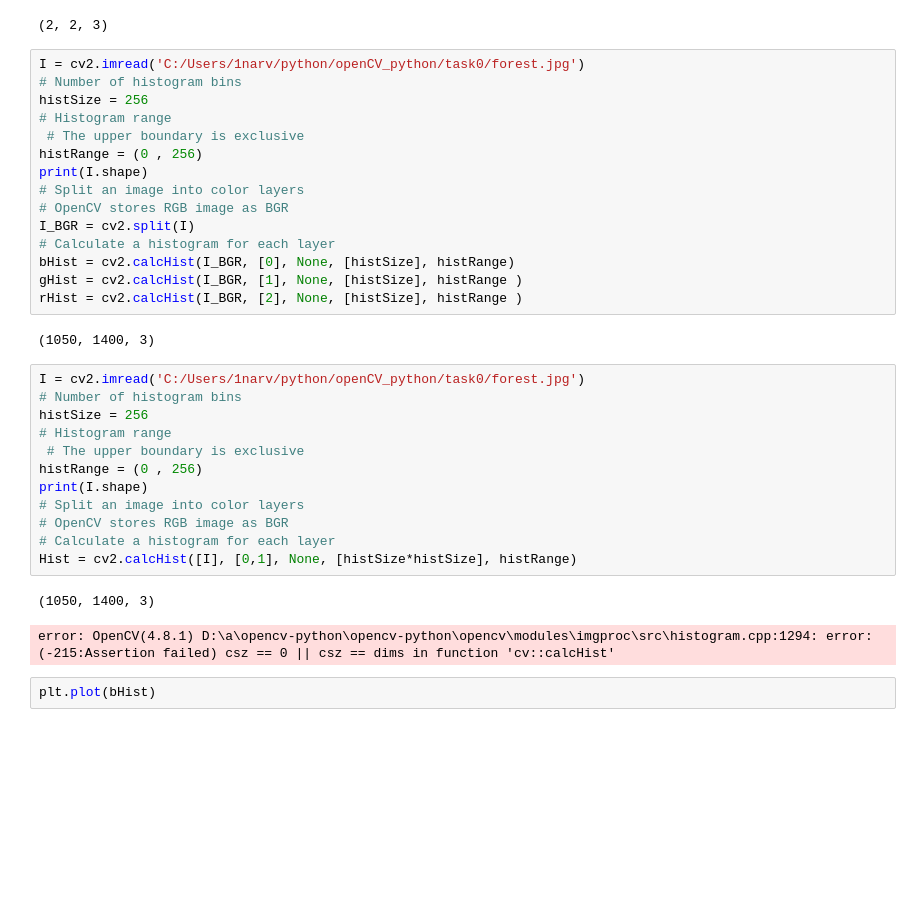
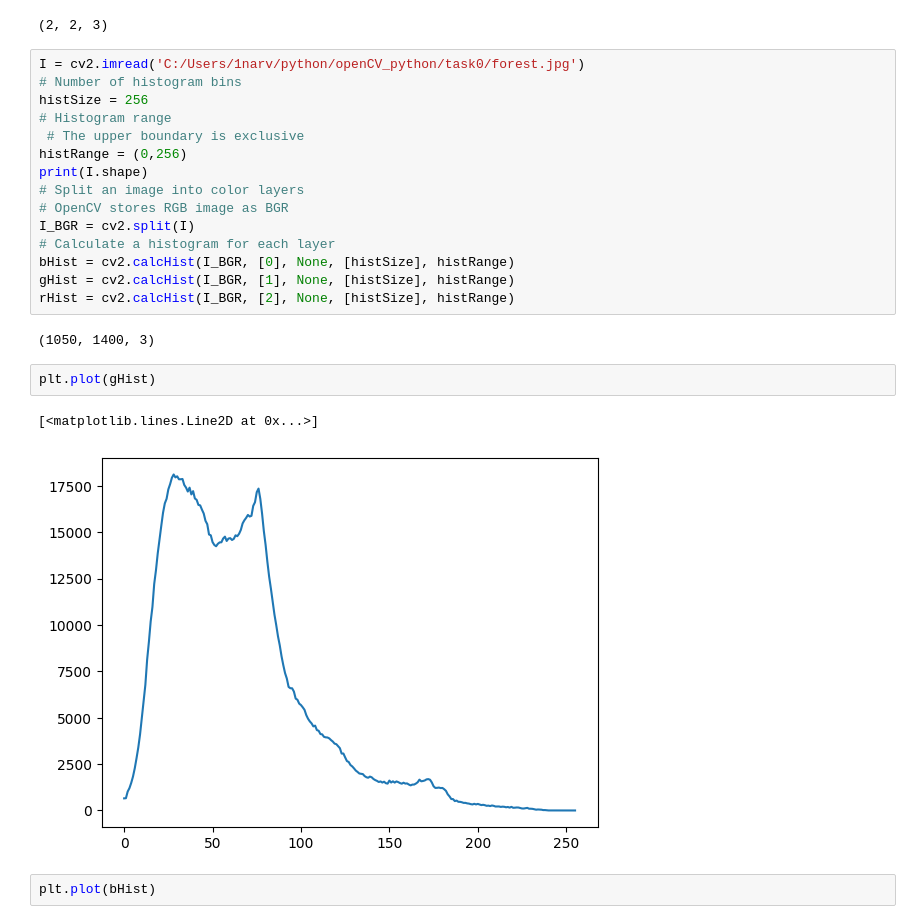
Before and after one commit to r73lan/openCV_python, a Jupyter notebook: lab1/lab1.ipynb, the cells around one changed output. Saved outputs shown, nothing was run; the diff lists cells and outputs as text; blank space fills up the shorter version.

```diff
--- a/lab1/lab1.ipynb
+++ b/lab1/lab1.ipynb
@@ -13,32 +13,22 @@ I = cv2.imread('C:/Users/1narv/python/openCV_python/task0/forest.jpg')
 histSize = 256
 # Histogram range
  # The upper boundary is exclusive
-histRange = (0 , 256)
+histRange = (0,256)
 print(I.shape)
 # Split an image into color layers
 # OpenCV stores RGB image as BGR
 I_BGR = cv2.split(I)
 # Calculate a histogram for each layer
 bHist = cv2.calcHist(I_BGR, [0], None, [histSize], histRange)
-gHist = cv2.calcHist(I_BGR, [1], None, [histSize], histRange )
-rHist = cv2.calcHist(I_BGR, [2], None, [histSize], histRange )
+gHist = cv2.calcHist(I_BGR, [1], None, [histSize], histRange)
+rHist = cv2.calcHist(I_BGR, [2], None, [histSize], histRange)
 # %% [output]
 (1050, 1400, 3)
-# %%
-I = cv2.imread('C:/Users/1narv/python/openCV_python/task0/forest.jpg')
-# Number of histogram bins
-histSize = 256
-# Histogram range
- # The upper boundary is exclusive
-histRange = (0 , 256)
-print(I.shape)
-# Split an image into color layers
-# OpenCV stores RGB image as BGR
-# Calculate a histogram for each layer
-Hist = cv2.calcHist([I], [0,1], None, [histSize*histSize], histRange)
-# %% [output]
-(1050, 1400, 3)
-error: OpenCV(4.8.1) D:\a\opencv-python\opencv-python\opencv\modules\imgproc\src\histogram.cpp:1294: error: (-215:Assertion failed) csz == 0 || csz == dims in function 'cv::calcHist'
+# %%
+plt.plot(gHist)
+# %% [output]
+[<matplotlib.lines.Line2D at 0x...>]
+[figure, added]
 # %%
 plt.plot(bHist)
 # %% [output]
```
